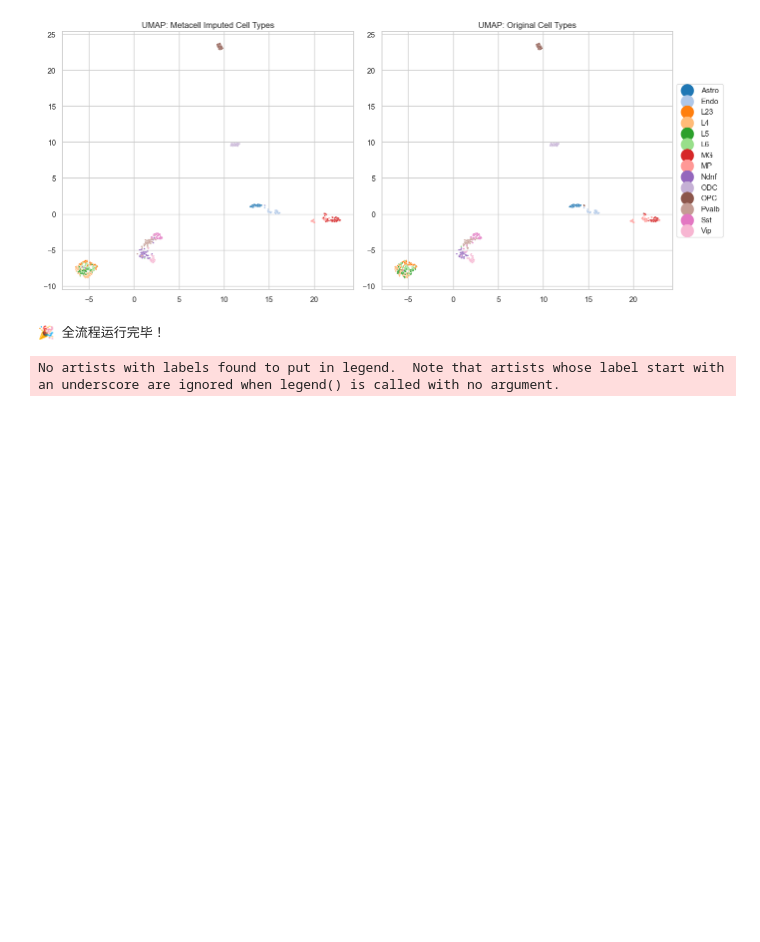
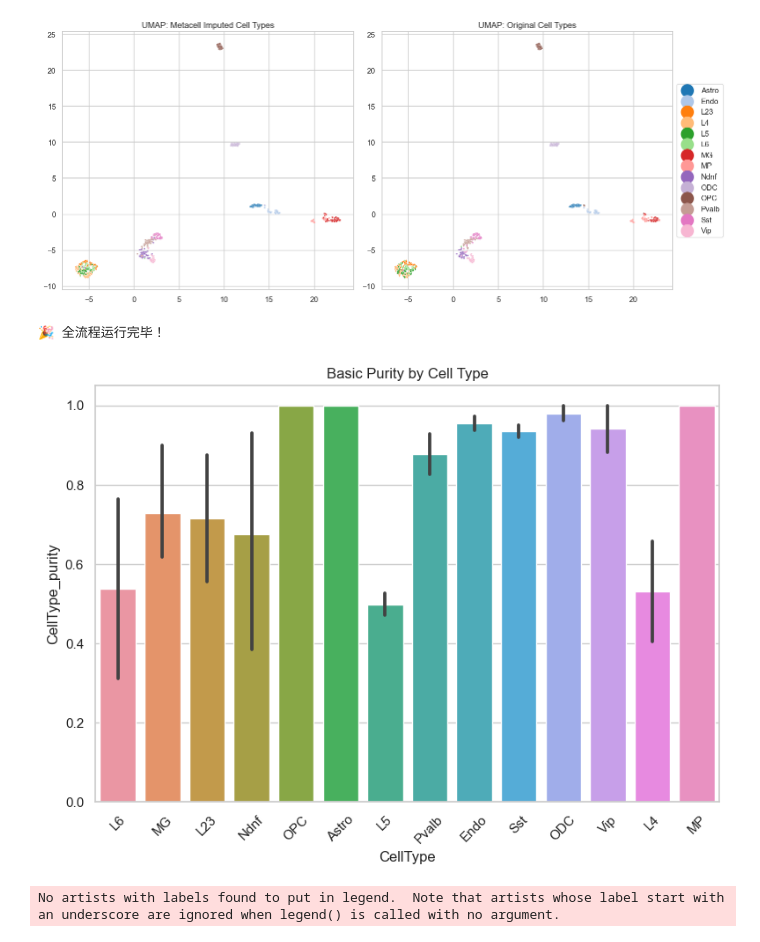
Before and after one commit to CCCKW/hstack, a Jupyter notebook: test.ipynb, the cells around one changed output. Drawn from its saved outputs; the diff is of its cells as text; code cells hidden in the pictures; blank space fills up the shorter version.

```diff
--- a/test.ipynb
+++ b/test.ipynb
@@ -243,7 +242,9 @@ Hub 权重不纯度 (HWIS)     : 0.9926
 [figure]
 🎉 全流程运行完毕！
 # %%
-# sk.pl.plot_basic_purity(hdata,)
+sk.pl.plot_basic_purity(hdata,)
+# %% [output]
+[figure, added]
 # %%
 sk.pl.plot_metacell_sizes(hdata,)
 # %% [output]
```
Also changed, not shown: parts of 5 cells of this notebook, 1 other file.
